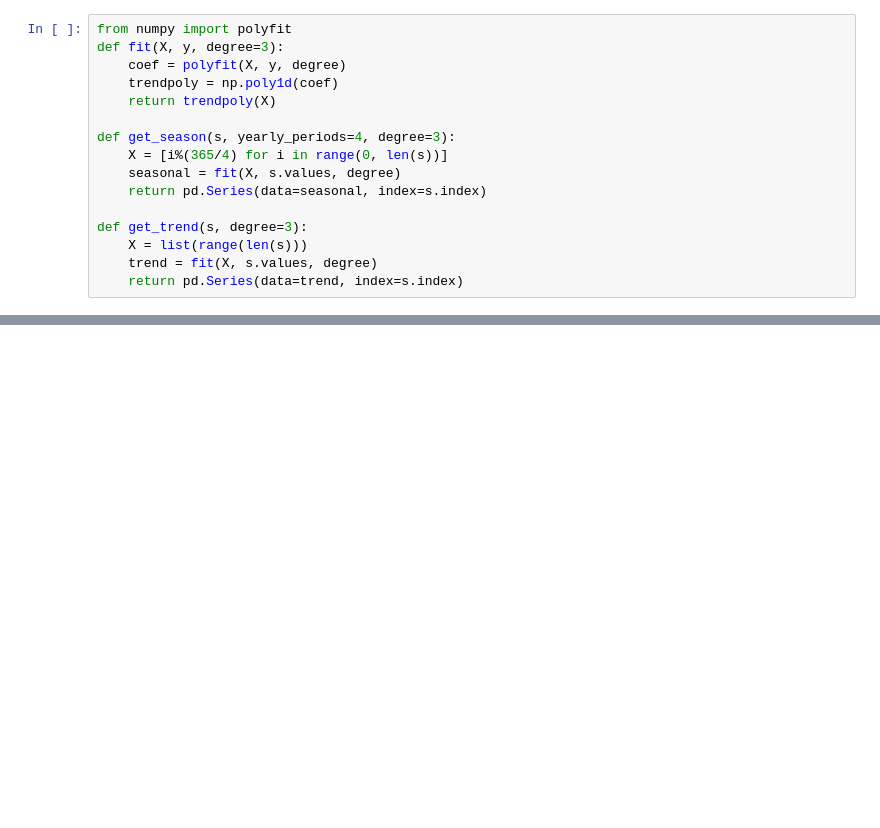
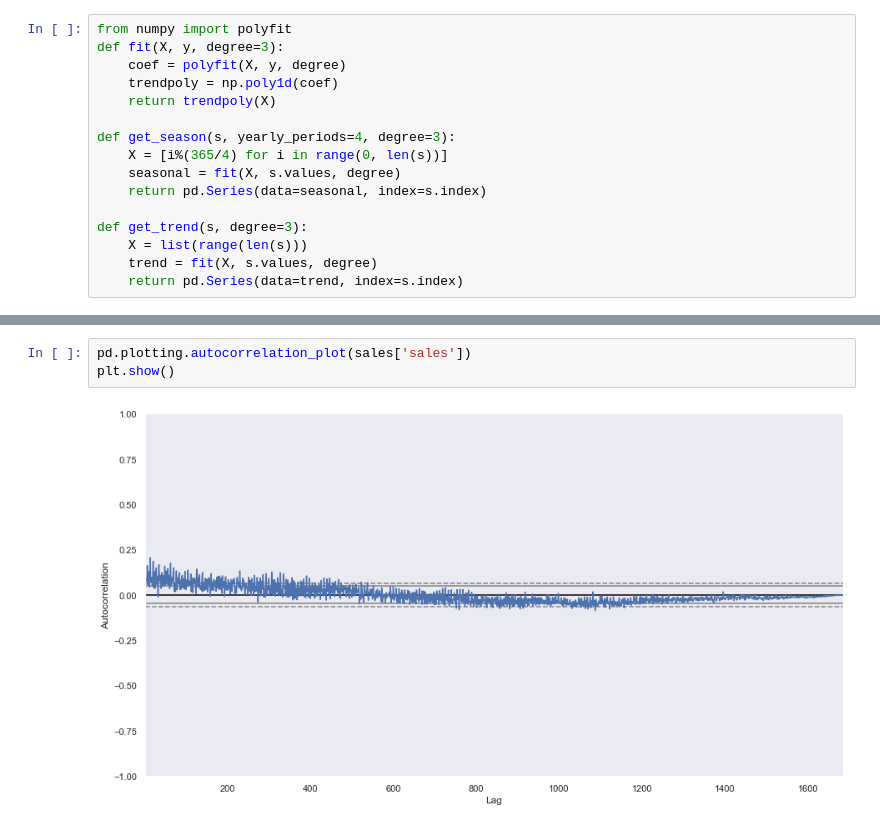
Before and after one commit to willianpina/Time_Series_Studies, a Jupyter notebook: series_temporais.ipynb, the cells around one changed output, grey strips where cells are left out. Drawn from its saved outputs; the diff is of its cells as text; blank space fills up the shorter version.

```diff
--- a/series_temporais.ipynb
+++ b/series_temporais.ipynb
@@ -271,0 +262,5 @@ plt.show()
+# %%
+pd.plotting.autocorrelation_plot(sales['sales'])
+plt.show()
+# %% [output]
+[figure, added]
```
Also changed, not shown: parts of 6 cells of this notebook, 1 other file.
